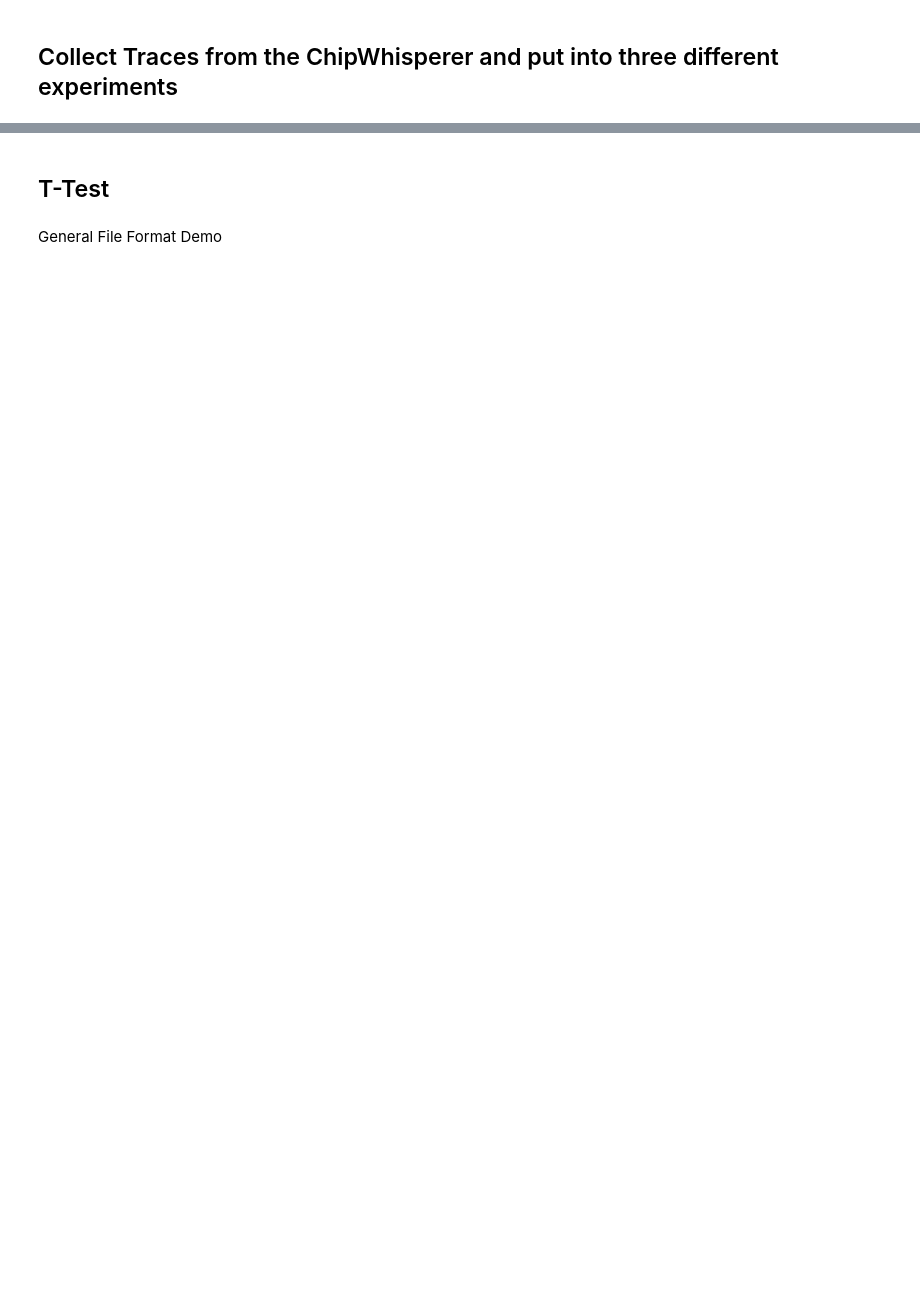
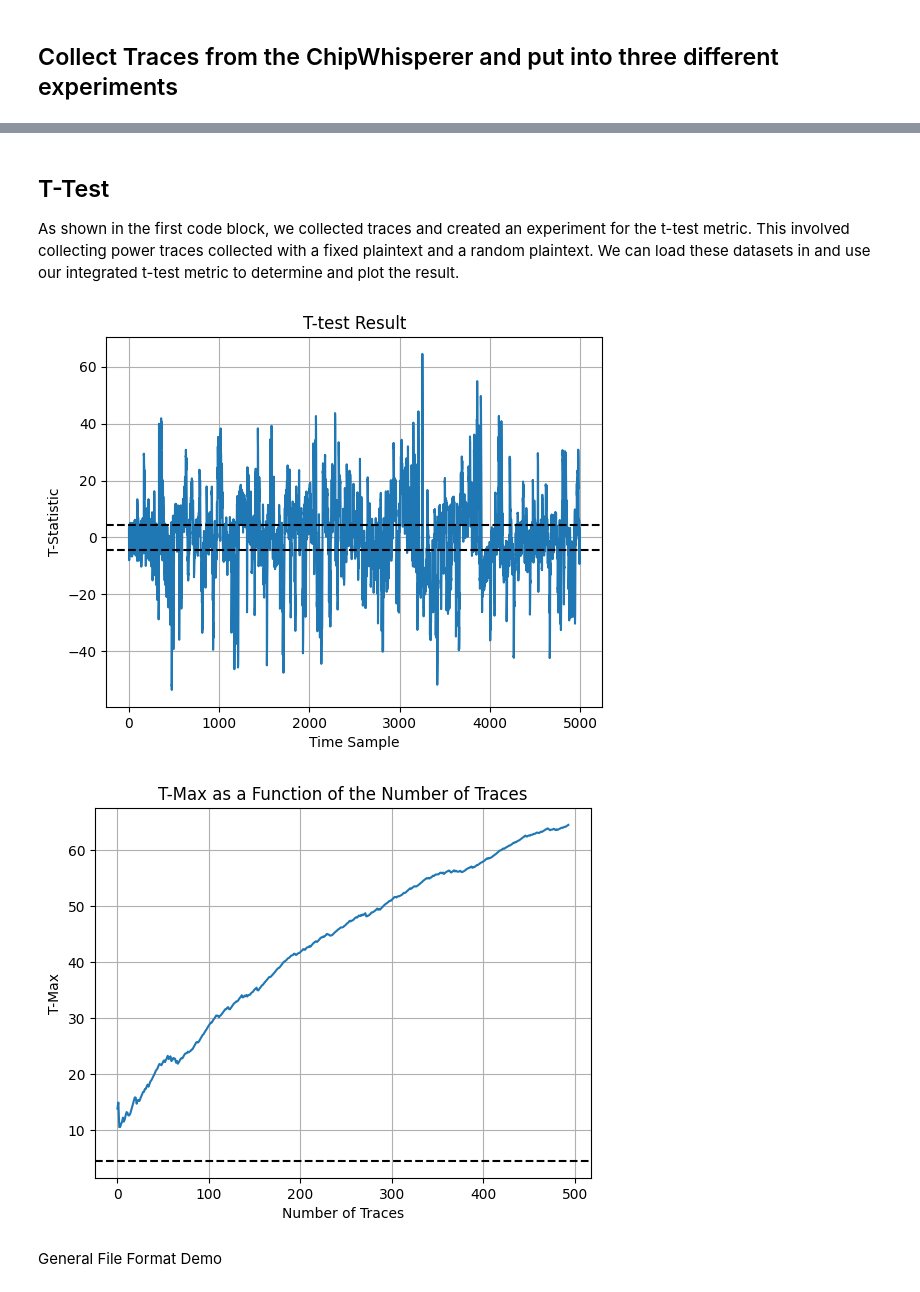
Before and after one commit to vernamlab/SCApeGoat, a Jupyter notebook: Demos/C_Term_Demo.ipynb, the cells around one changed output, grey strips where cells are left out. Saved outputs shown, nothing was run; the diff lists cells and outputs as text; code cells hidden in the pictures; blank space fills up the shorter version.

Commit message:
added t-test integration to file format, added t-test to demo

```diff
--- a/Demos/C_Term_Demo.ipynb
+++ b/Demos/C_Term_Demo.ipynb
@@ -55,4 +65,12 @@ test = experiment.calculateSNR("labelsB", "CWCapture2Traces", visualise=True, sa
 # %% [markdown]
 ## T-Test
+As shown in the first code block, we collected traces and created an experiment for the t-test metric. This involved collecting power traces collected with a fixed plaintext and a random plaintext. We can load these datasets in and use our integrated t-test metric to determine and plot the result.
+# %%
+file = FileFormatParent("TestFile", existing=True)
+experiment = file.getExperiment("T_test")
+t, t_max = experiment.calculate_t_test("FixedTraces", "RandomTraces", visualize=True, save_graph=True)
+# %% [output]
+[figure, added]
+[figure, added]
 # %% [markdown]
 General File Format Demo
```
Also changed, not shown: parts of 3 cells of this notebook, 1 other file.
